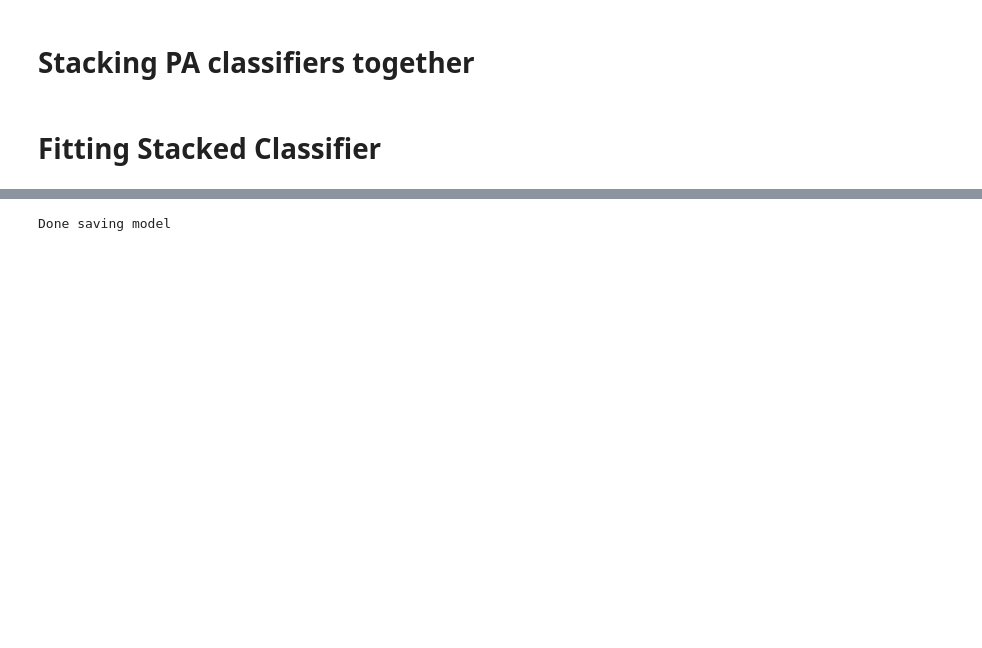
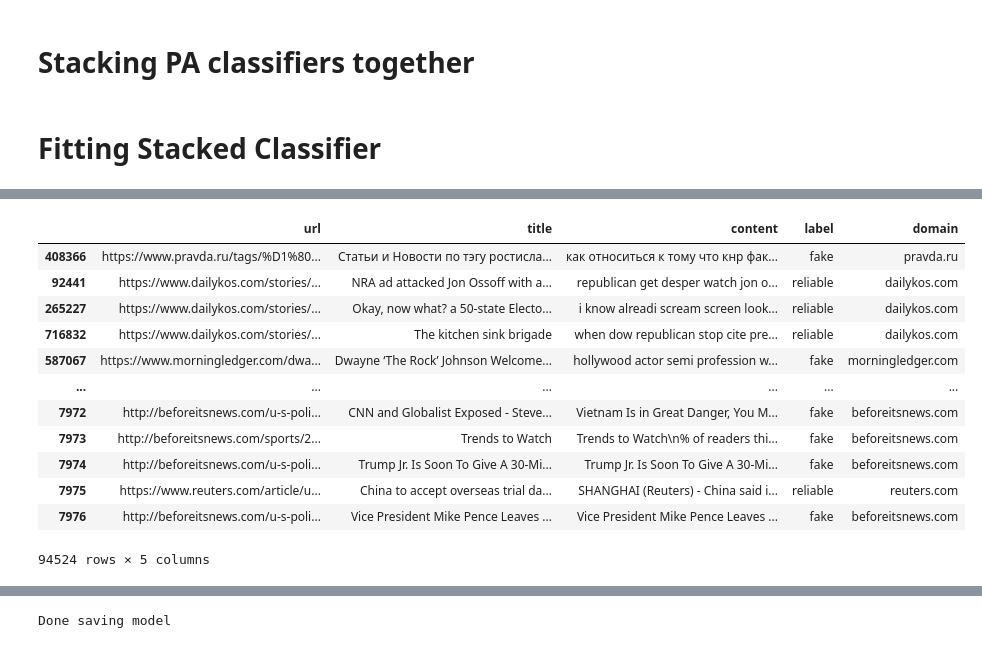
Before and after one commit to CS3244-MachineLearning-Project-AY2021/Fake_News_Detection, a Jupyter notebook: Jerry/Testing_MultiModel.ipynb, the cells around one changed output, grey strips where cells are left out. Saved outputs shown, nothing was run; the diff lists cells and outputs as text; code cells hidden in the pictures; blank space fills up the shorter version.

```diff
--- a/Jerry/Testing_MultiModel.ipynb
+++ b/Jerry/Testing_MultiModel.ipynb
@@ -242,0 +227,17 @@ stacked_model = StackingClassifier(
+# %%
+large_data_df = pd.concat([training_fakenewscorpus_df, kaggle_df])
+large_data_df
+# %% [output]
+|  | url | title | content | label | domain |
+| 408366 | https://www.pravda.ru/tags/%D1%80... | Статьи и Новости по тэгу ростисла... | как относиться к тому что кнр фак... | fake | pravda.ru |
+| 92441 | https://www.dailykos.com/stories/... | NRA ad attacked Jon Ossoff with a... | republican get desper watch jon o... | reliable | dailykos.com |
+| 265227 | https://www.dailykos.com/stories/... | Okay, now what? a 50-state Electo... | i know alreadi scream screen look... | reliable | dailykos.com |
+| 716832 | https://www.dailykos.com/stories/... | The kitchen sink brigade | when dow republican stop cite pre... | reliable | dailykos.com |
+| 587067 | https://www.morningledger.com/dwa... | Dwayne ‘The Rock’ Johnson Welcome... | hollywood actor semi profession w... | fake | morningledger.com |
+| ... | ... | ... | ... | ... | ... |
+| 7972 | http://beforeitsnews.com/u-s-poli... | CNN and Globalist Exposed - Steve... | Vietnam Is in Great Danger, You M... | fake | beforeitsnews.com |
+| 7973 | http://beforeitsnews.com/sports/2... | Trends to Watch | Trends to Watch\n% of readers thi... | fake | beforeitsnews.com |
+| 7974 | http://beforeitsnews.com/u-s-poli... | Trump Jr. Is Soon To Give A 30-Mi... | Trump Jr. Is Soon To Give A 30-Mi... | fake | beforeitsnews.com |
+| 7975 | https://www.reuters.com/article/u... | China to accept overseas trial da... | SHANGHAI (Reuters) - China said i... | reliable | reuters.com |
+| 7976 | http://beforeitsnews.com/u-s-poli... | Vice President Mike Pence Leaves ... | Vice President Mike Pence Leaves ... | fake | beforeitsnews.com |
+94524 rows × 5 columns
```
Also changed, not shown: parts of 24 cells of this notebook, 1 other file.
